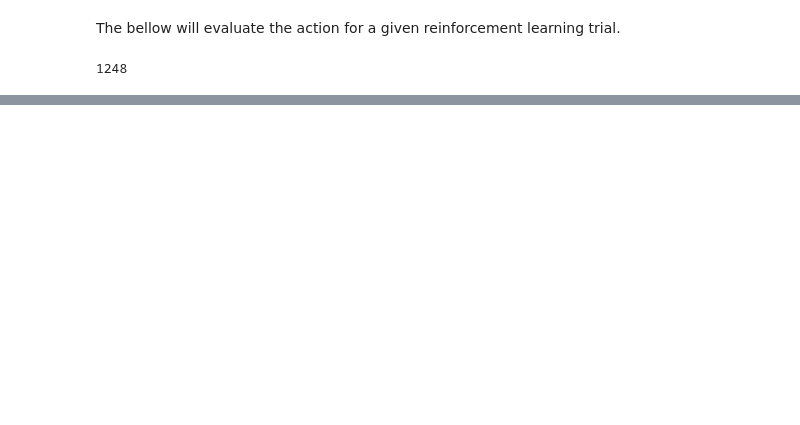
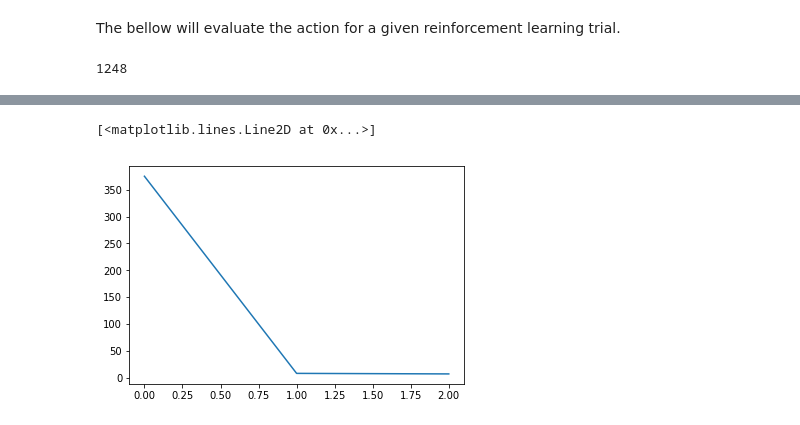
Before and after one commit to brendonwelsh/Machine-Learning-Final-Project, a Jupyter notebook: src/RL.ipynb, the cells around one changed output, grey strips where cells are left out. Saved outputs shown, nothing was run; the diff lists cells and outputs as text; code cells hidden in the pictures; blank space fills up the shorter version.

```diff
--- a/src/RL.ipynb
+++ b/src/RL.ipynb
@@ -50,0 +53,5 @@ len(x)
+# %%
+plt.plot(rl.episode_list)
+# %% [output]
+[<matplotlib.lines.Line2D at 0x...>]
+[figure, added]
```
Also changed, not shown: parts of 3 cells of this notebook, 1 other file.
